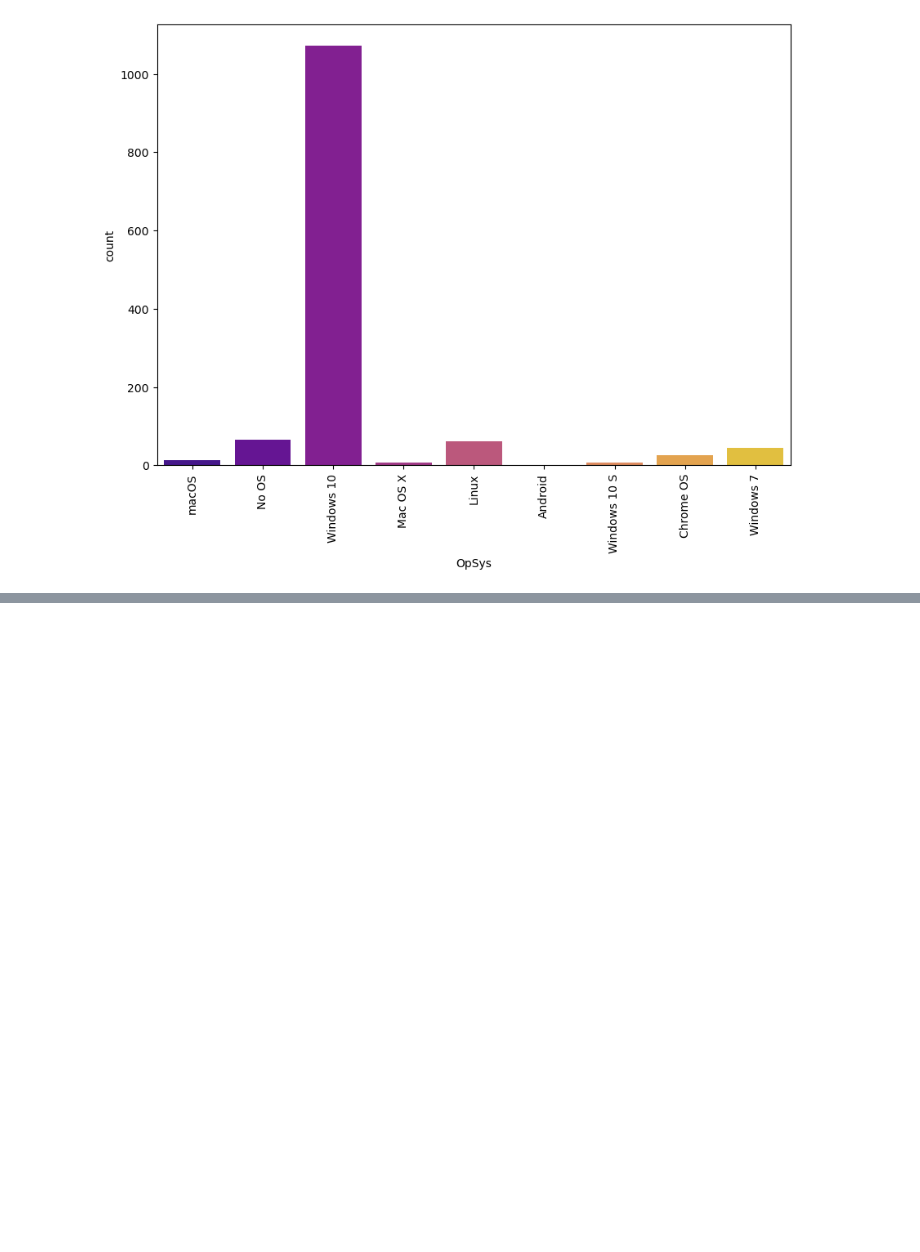
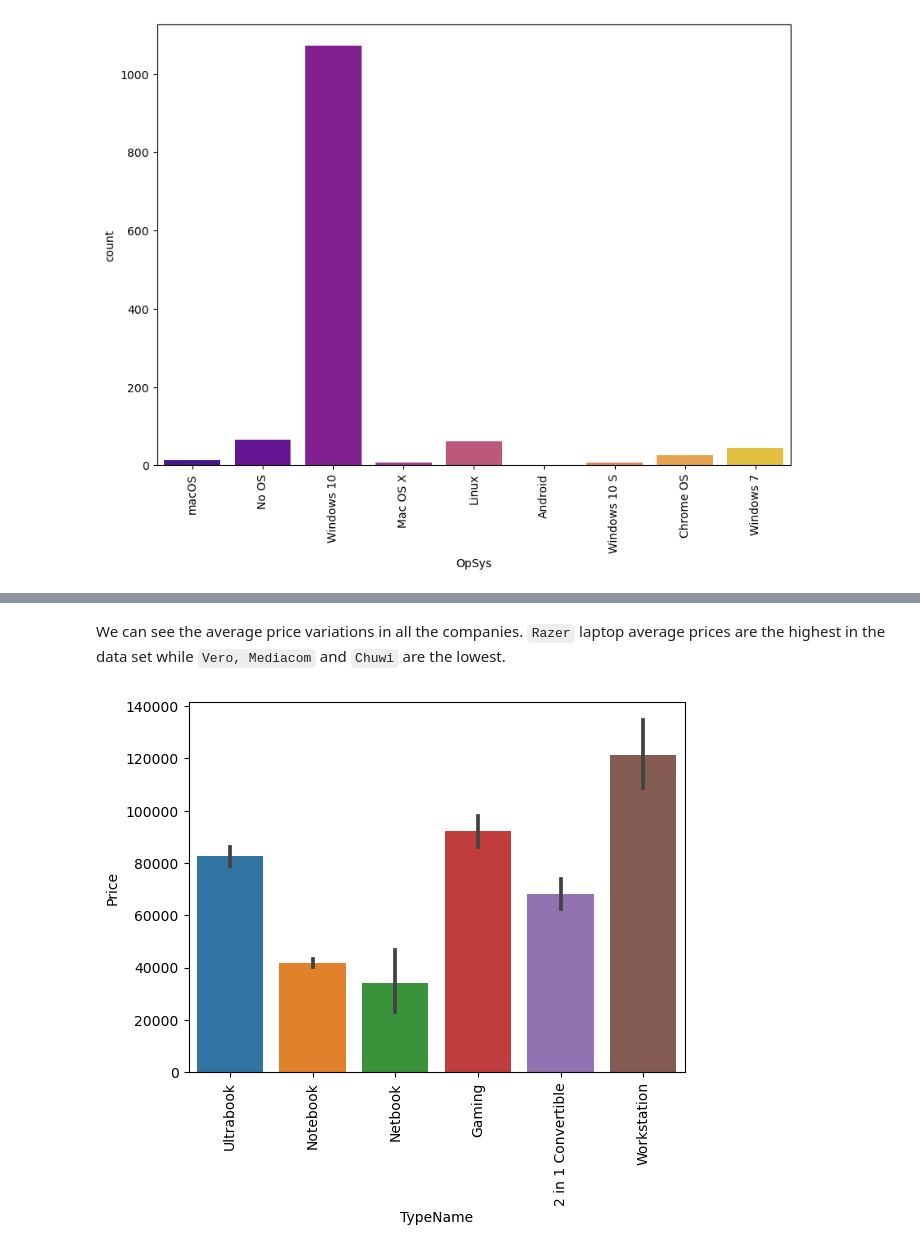
Before and after one commit to lawalsegun2025/laptop_price_predictor, a Jupyter notebook: laptop_price_predictor.ipynb, the cells around one changed output, grey strips where cells are left out. Drawn from its saved outputs; the diff is of its cells as text; code cells hidden in the pictures; blank space fills up the shorter version.

Commit message:
exploring seaborn barplot

```diff
--- a/laptop_price_predictor.ipynb
+++ b/laptop_price_predictor.ipynb
@@ -230,0 +231,9 @@ plt.show()
+# %% [markdown]
+We can see the average price variations in all the companies. `Razer` laptop average prices are the highest in the data set while `Vero, Mediacom` and `Chuwi` are the lowest.
+# %%
+# Laptop type and variation about the price
+
+sns.barplot(x=df["TypeName"], y=df["Price"])
+plt.xticks(rotation="vertical");
+# %% [output]
+[figure, added]
```
Also changed, not shown: parts of 2 cells of this notebook.
